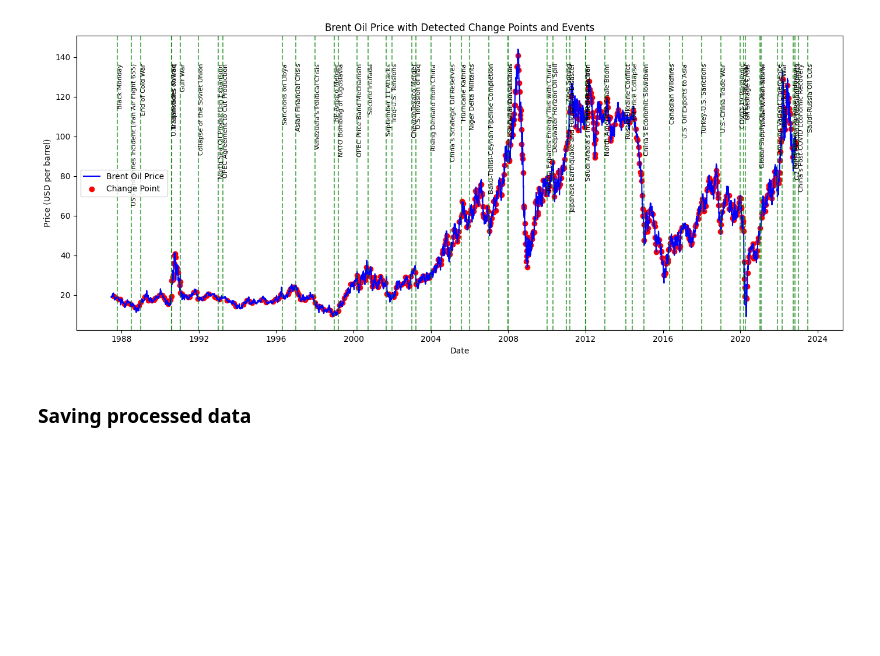
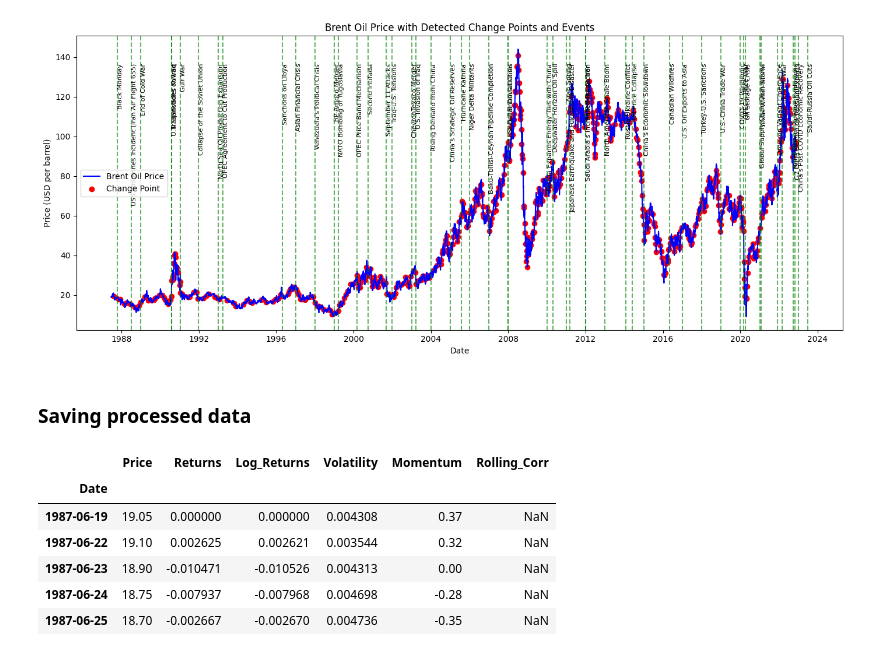
Before and after one commit to yohannestayez/statistical-modelling-of-time-series-data, a Jupyter notebook: notebooks/Data_Workflow_and_Model_Understanding.ipynb, the cells around one changed output. Saved outputs shown, nothing was run; the diff lists cells and outputs as text; code cells hidden in the pictures; blank space fills up the shorter version.

Commit message:
adding date to preproccessed data

```diff
--- a/notebooks/Data_Workflow_and_Model_Understanding.ipynb
+++ b/notebooks/Data_Workflow_and_Model_Understanding.ipynb
@@ -533,5 +533,13 @@ plot_with_events_with_change_points(df, events_df)
 # %% [markdown]
 ### Saving processed data
 # %%
-df = pd.DataFrame(df)
-df.to_csv("C:/Users/Administrator/Documents/kifiya/Week_10/data/preproccessed_brent_oil_prices.csv", index=False)
+df.to_csv("C:/Users/Administrator/Documents/kifiya/Week_10/data/preproccessed_brent_oil_prices.csv", index=True)
+display(df.head())
+# %% [output]
+|  | Price | Returns | Log_Returns | Volatility | Momentum | Rolling_Corr |
+| Date |  |  |  |  |  |  |
+| 1987-06-19 | 19.05 | 0.000000 | 0.000000 | 0.004308 | 0.37 | NaN |
+| 1987-06-22 | 19.10 | 0.002625 | 0.002621 | 0.003544 | 0.32 | NaN |
+| 1987-06-23 | 18.90 | -0.010471 | -0.010526 | 0.004313 | 0.00 | NaN |
+| 1987-06-24 | 18.75 | -0.007937 | -0.007968 | 0.004698 | -0.28 | NaN |
+| 1987-06-25 | 18.70 | -0.002667 | -0.002670 | 0.004736 | -0.35 | NaN |
```
Also changed, not shown: parts of 2 cells of this notebook.
